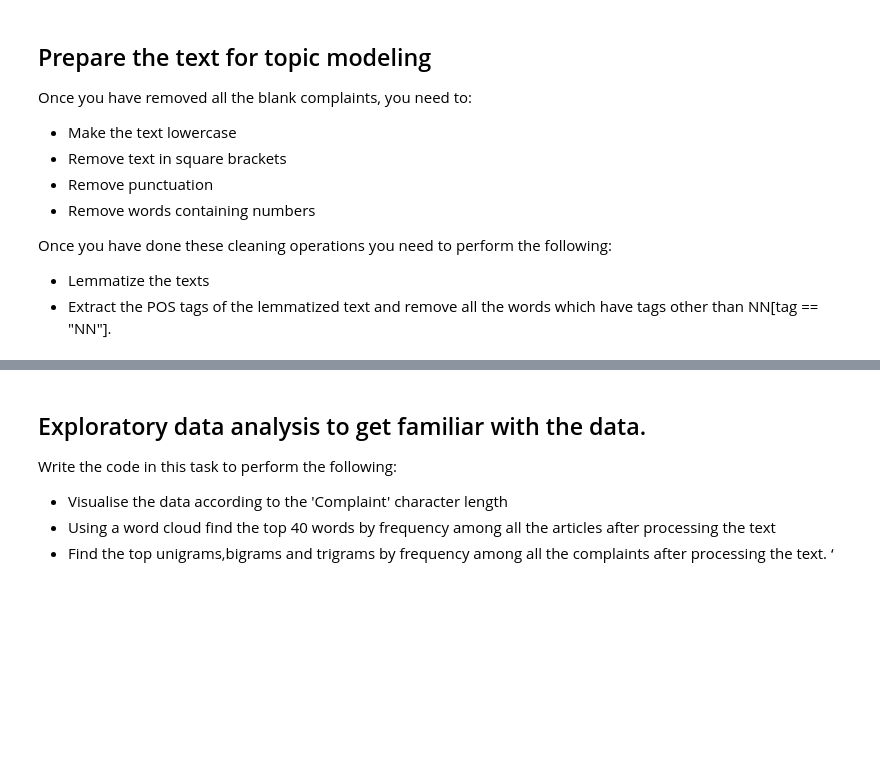
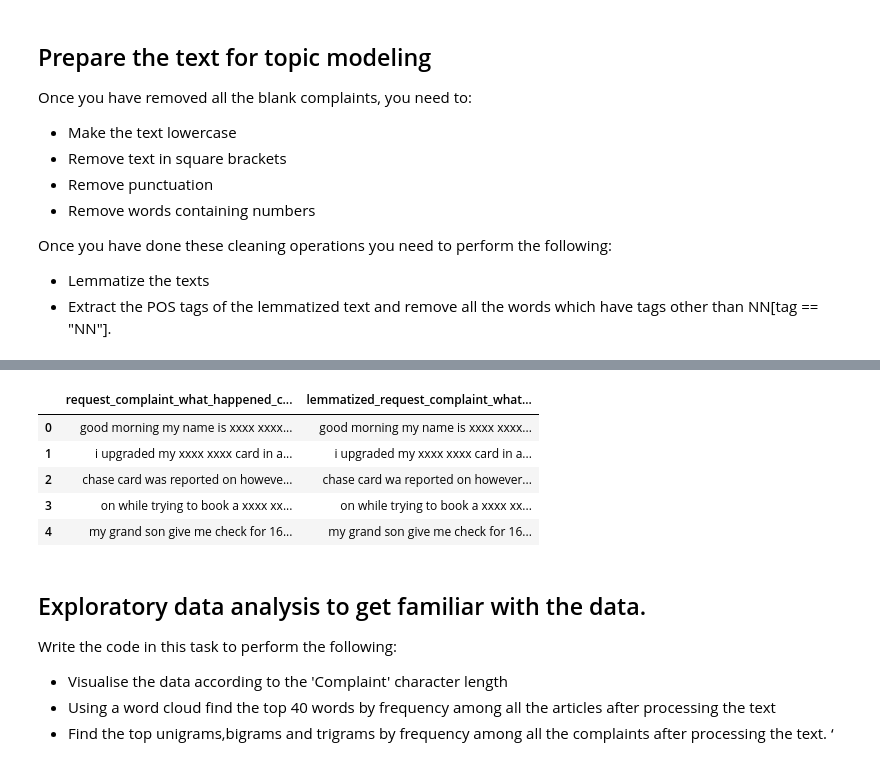
Before and after one commit to JamshedAhsan/Ticket-Classification-using-NLP, a Jupyter notebook: Automatic_Ticket_Classification_Assignment.ipynb, the cells around one changed output, grey strips where cells are left out. Cells and saved outputs as stored; diff of their text form; code cells hidden in the pictures; blank space fills up the shorter version.

Commit message:
created a clean and lemmatized dataframe for further processing

```diff
--- a/Automatic_Ticket_Classification_Assignment.ipynb
+++ b/Automatic_Ticket_Classification_Assignment.ipynb
@@ -186,6 +181,14 @@ def text_clean(txt):
     txt = re.sub(r'[^\w\s]', '', txt)
     txt = re.sub(r"[A-Za-z]+\d+|\d+[A-Za-z]+",'',txt).strip()
     return txt
+# %%
+import nltk
+from nltk.stem import WordNetLemmatizer
+lemmatizer = WordNetLemmatizer()
 # %%
 #Write your function to Lemmatize the texts
-def
+
+def text_lemmatization(sentence):
+    word_list = nltk.word_tokenize(sentence)
+    lemmatized_list = ' '.join([lemmatizer.lemmatize(word) for word in word_list])
+    return lemmatized_list
@@ -191,0 +198,2 @@ def
+# %%
+df['request_complaint_what_happened_clean'] = df['request_complaint_what_happened'].apply(lambda x: text_clean(x))
@@ -192,2 +214,4 @@ def
 # %%
 #Create a dataframe('df_clean') that will have only the complaints and the lemmatized complaints
+df['lemmatized_request_complaint_what_happened'] = df['request_complaint_what_happened_clean'].apply(lambda x: text_lemmatization(x))
+df.head()
@@ -194,3 +226,12 @@ def
+# %%
+df_clean = df[['request_complaint_what_happened_clean', 'lemmatized_request_complaint_what_happened']]
+# %% [output]
+|  | request_complaint_what_happened_c... | lemmatized_request_complaint_what... |
+| 0 | good morning my name is xxxx xxxx... | good morning my name is xxxx xxxx... |
+| 1 | i upgraded my xxxx xxxx card in a... | i upgraded my xxxx xxxx card in a... |
+| 2 | chase card was reported on howeve... | chase card wa reported on however... |
+| 3 | on while trying to book a xxxx xx... | on while trying to book a xxxx xx... |
+| 4 | my grand son give me check for 16... | my grand son give me check for 16... |
 # %%
 df_clean
 # %%
```
Also changed, not shown: parts of 7 cells of this notebook.
